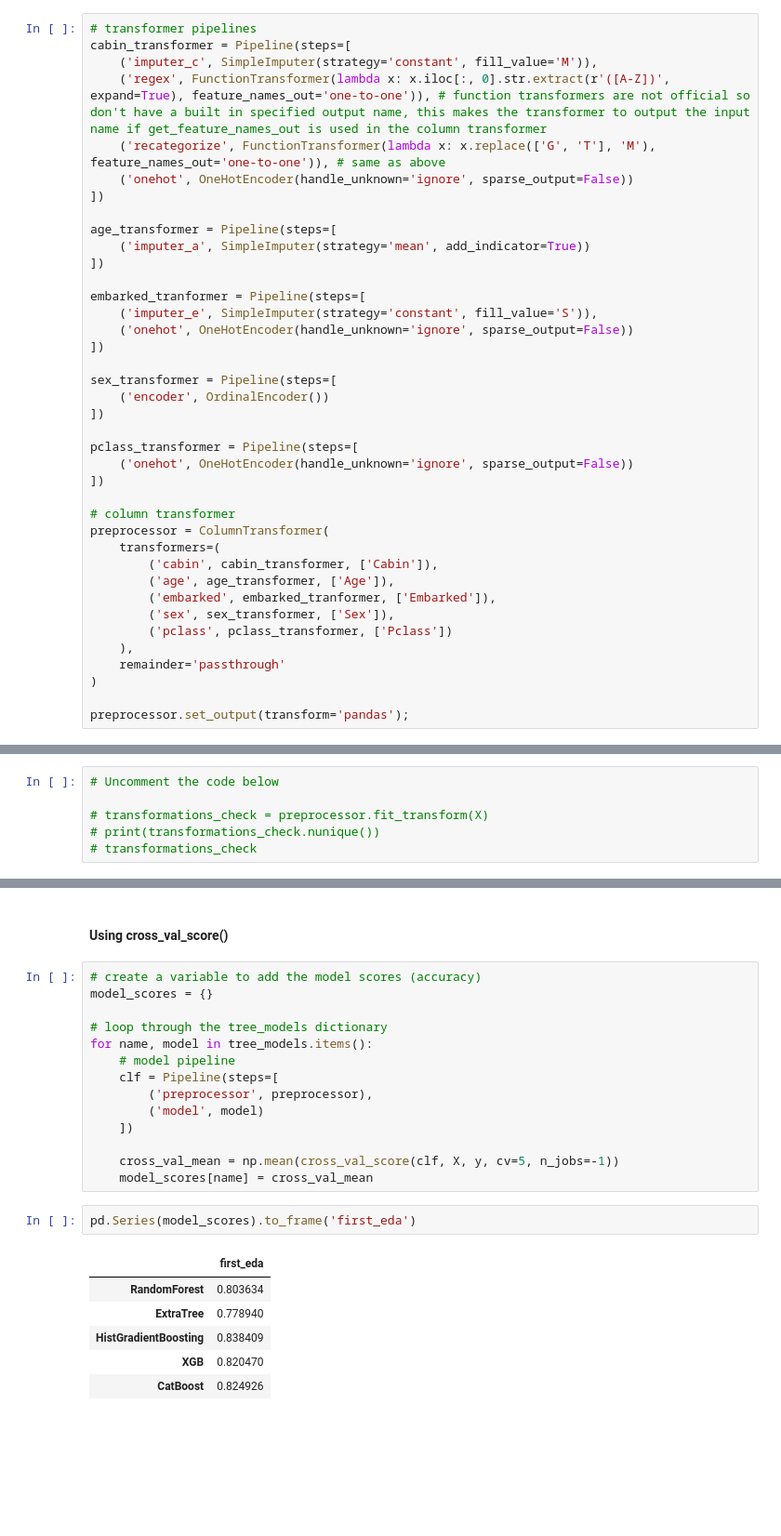
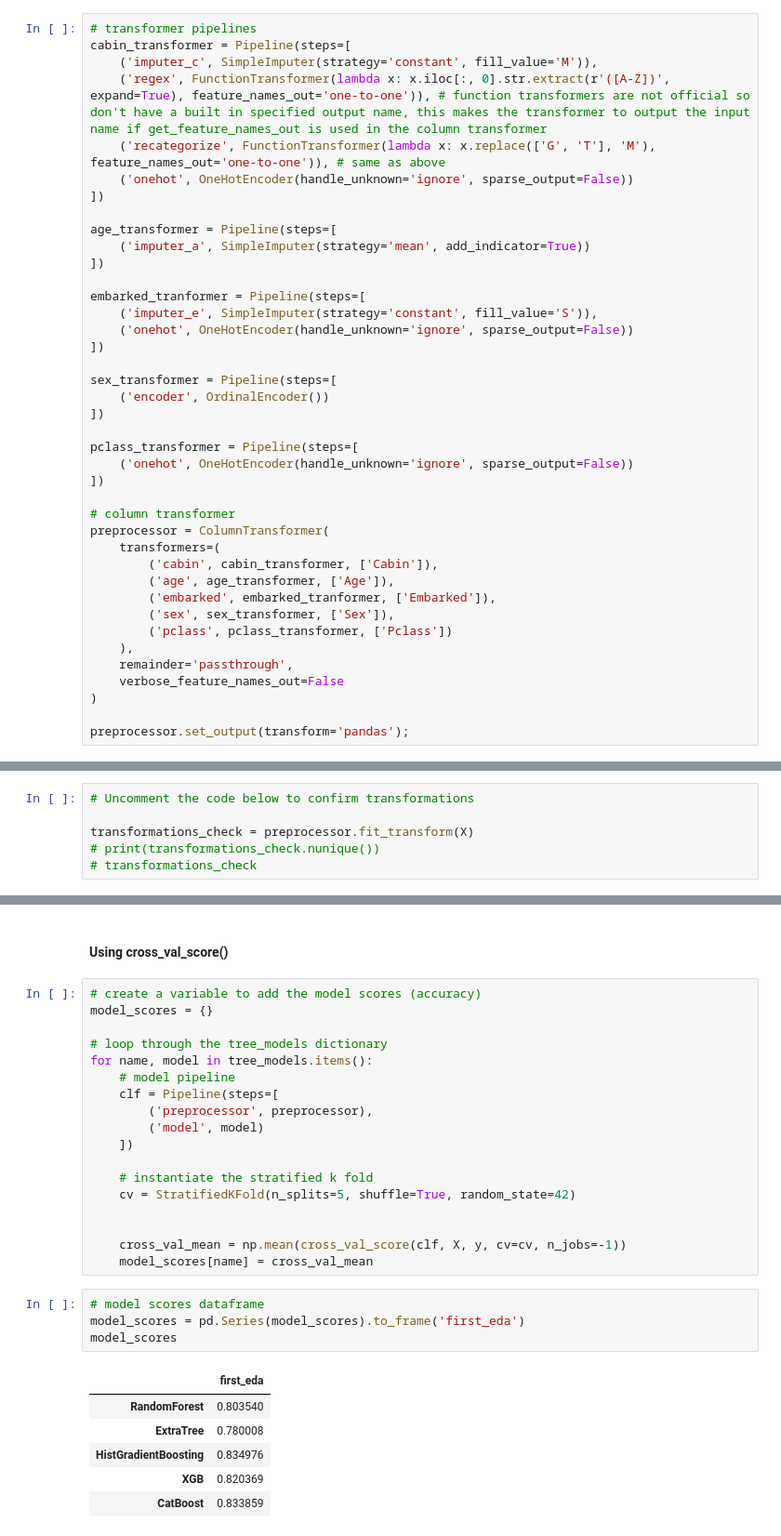
Before and after one commit to lopez-davcio/learning-journal, a Jupyter notebook: titanic-classification/titanic-analysis.ipynb, the cells around one changed output, grey strips where cells are left out. Shown at 93% size. Cells and saved outputs as stored; diff of their text form; blank space fills up the shorter version.

Commit message:
analyze feature distributions and identify transformations needs, second EDA

```diff
--- a/titanic-classification/titanic-analysis.ipynb
+++ b/titanic-classification/titanic-analysis.ipynb
@@ -207,16 +208,17 @@ preprocessor = ColumnTransformer(
         ('sex', sex_transformer, ['Sex']),
         ('pclass', pclass_transformer, ['Pclass'])
     ),
-    remainder='passthrough'
+    remainder='passthrough',
+    verbose_feature_names_out=False
 )
 
 preprocessor.set_output(transform='pandas');
 # %% [markdown]
 Check that intended transformations take place
 # %%
-# Uncomment the code below
+# Uncomment the code below to confirm transformations
 
-# transformations_check = preprocessor.fit_transform(X)
+transformations_check = preprocessor.fit_transform(X)
 # print(transformations_check.nunique())
 # transformations_check
 # %% [markdown]
@@ -244,14 +246,20 @@ for name, model in tree_models.items():
         ('model', model)
     ])
 
-    cross_val_mean = np.mean(cross_val_score(clf, X, y, cv=5, n_jobs=-1))
+    # instantiate the stratified k fold
+    cv = StratifiedKFold(n_splits=5, shuffle=True, random_state=42)
+
+
+    cross_val_mean = np.mean(cross_val_score(clf, X, y, cv=cv, n_jobs=-1))
     model_scores[name] = cross_val_mean
 # %%
-pd.Series(model_scores).to_frame('first_eda')
+# model scores dataframe
+model_scores = pd.Series(model_scores).to_frame('first_eda')
+model_scores
 # %% [output]
 |  | first_eda |
-| RandomForest | 0.803634 |
-| ExtraTree | 0.778940 |
-| HistGradientBoosting | 0.838409 |
-| XGB | 0.820470 |
-| CatBoost | 0.824926 |
+| RandomForest | 0.803540 |
+| ExtraTree | 0.780008 |
+| HistGradientBoosting | 0.834976 |
+| XGB | 0.820369 |
+| CatBoost | 0.833859 |
```
Also changed, not shown: parts of 25 cells of this notebook.
